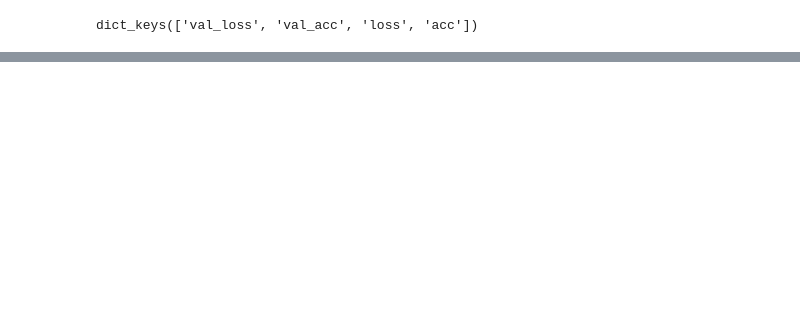
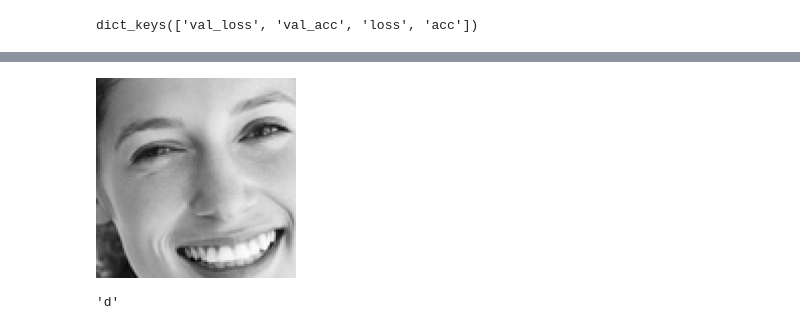
Before and after one commit to valterlucena/facial-expression-detector, a Jupyter notebook: facial_expressions_detection.ipynb, the cells around one changed output, grey strips where cells are left out. Saved outputs shown, nothing was run; the diff lists cells and outputs as text; code cells hidden in the pictures; blank space fills up the shorter version.

```diff
--- a/facial_expressions_detection.ipynb
+++ b/facial_expressions_detection.ipynb
@@ -253,0 +282,36 @@ plt.show()
+# %%
+test_img = cv2.imread('unnamed.jpg')
+test_gray = cv2.cvtColor(test_img, cv2.COLOR_BGR2GRAY)
+rects=dnnFaceDetector(test_gray,1)
+
+left,top,right,bottom=0,0,0,0
+
+# Para todo rosto da imagem, é gerado um par com as coordenadas
+# que definem o bounding box. Como temo apenas um rosto em cada
+# imagem, sempre haverá apenas 1 interação nesse for
+for (i,rect) in enumerate(rects):
+  left=rect.rect.left() #x1
+  top=rect.rect.top() #y1
+  right=rect.rect.right() #x2
+  bottom=rect.rect.bottom() #y2
+  width=right-left
+  height=bottom-top
+
+# Realizamos a cropagem da imagem
+test_img_crop=test_gray[top:top+height,left:left+width]
+# Reduzimos sua dimensão para um valor predefinido
+test_img = cv2.resize(test_img_crop,(200, 200), interpolation = cv2.INTER_AREA)
+
+imagenp = np.array(test_img)
+imagenp = imagenp.reshape(-1, 200, 200,1)
+
+result = model.predict(imagenp)
+# %%
+cv2_imshow(test_img)
+# %% [output]
+[figure, added]
+# %%
+labels = {0: 'f', 1: 'd', 2: 'a', 3: 's', 4: 'n', 5: 'h'}
+labels[result.argmax()]
+# %% [output]
+'d'
```
Also changed, not shown: parts of 13 cells of this notebook.
